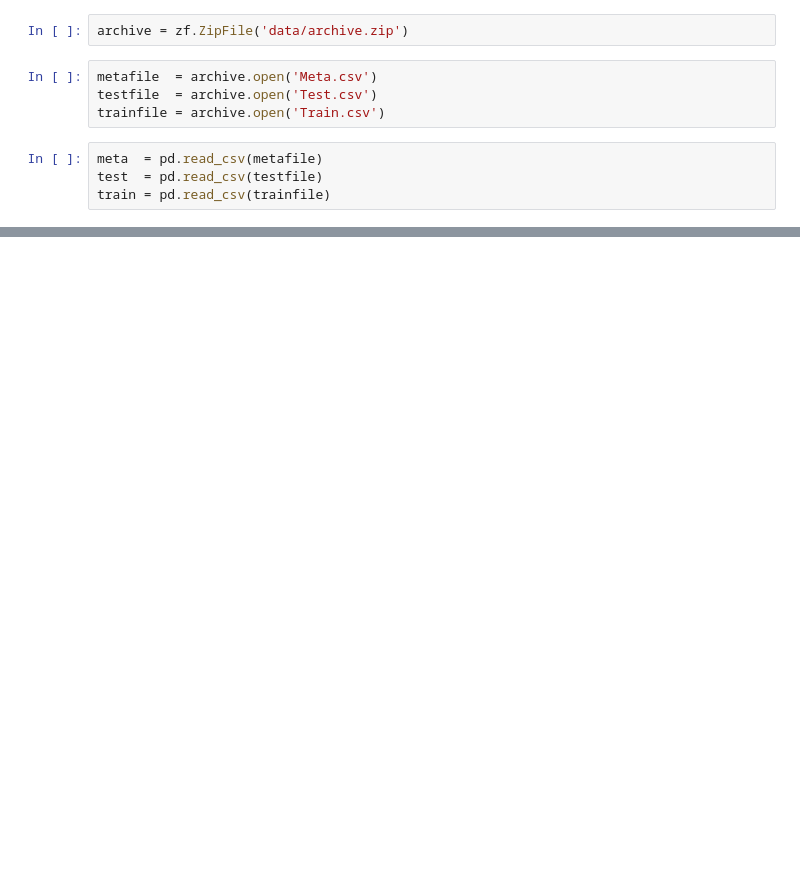
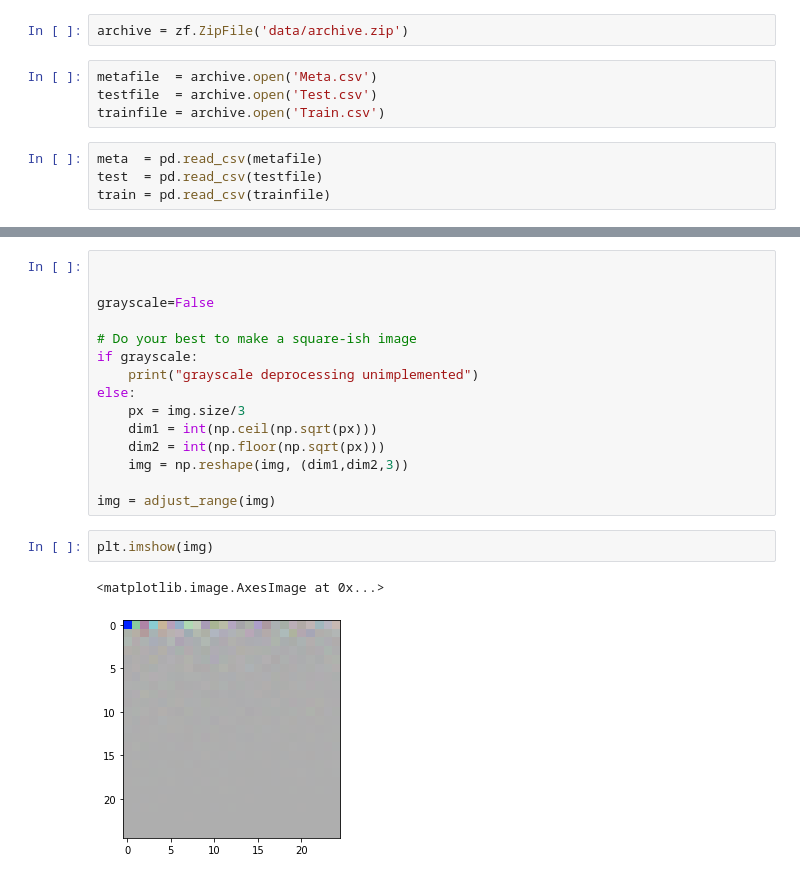
Before and after one commit to aefrank/ucsd_cse276c, a Jupyter notebook: code/hw4_problem1.ipynb, the cells around one changed output, grey strips where cells are left out. Saved outputs shown, nothing was run; the diff lists cells and outputs as text; blank space fills up the shorter version.

```diff
--- a/code/hw4_problem1.ipynb
+++ b/code/hw4_problem1.ipynb
@@ -94,0 +222,20 @@ array([[[ 56,  51,  46],
+# %%
+
+
+grayscale=False
+
+# Do your best to make a square-ish image
+if grayscale:
+    print("grayscale deprocessing unimplemented")
+else:
+    px = img.size/3
+    dim1 = int(np.ceil(np.sqrt(px)))
+    dim2 = int(np.floor(np.sqrt(px)))
+    img = np.reshape(img, (dim1,dim2,3))
+
+img = adjust_range(img)
+# %%
+plt.imshow(img)
+# %% [output]
+<matplotlib.image.AxesImage at 0x...>
+[figure, added]
```
Also changed, not shown: parts of 22 cells of this notebook, 1 other file.
